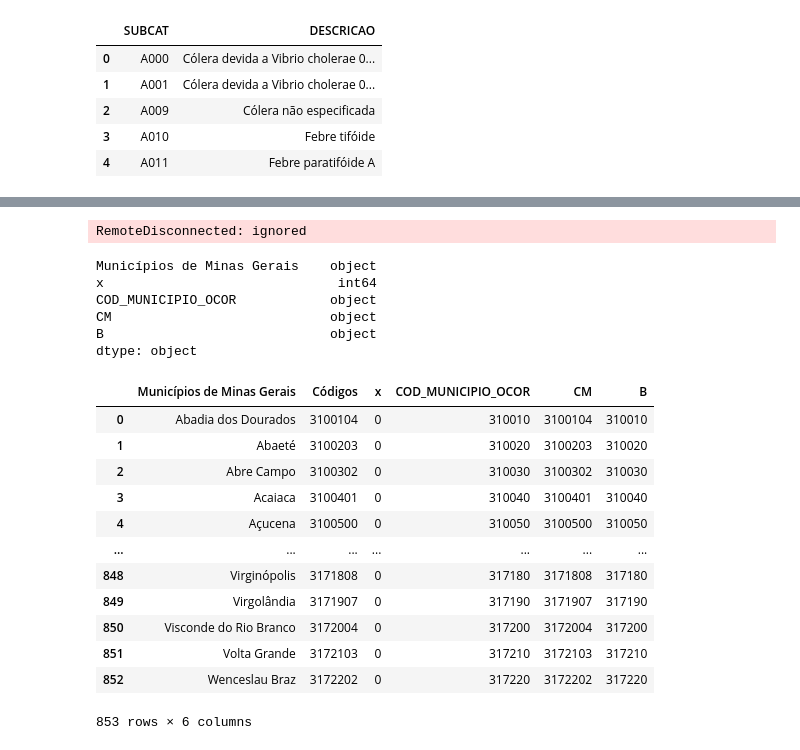
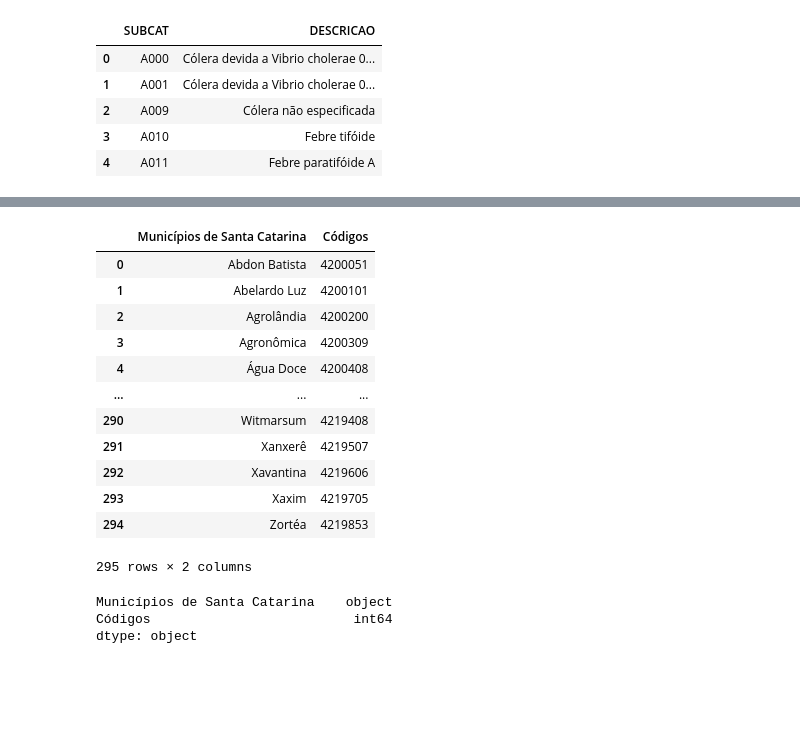
Before and after one commit to drianc/TCC-PUC-MINAS, a Jupyter notebook: TCC_Ciencia_Dados_PUC_Minas.ipynb, the cells around one changed output, grey strips where cells are left out. Cells and saved outputs as stored; diff of their text form; code cells hidden in the pictures; blank space fills up the shorter version.

```diff
--- a/TCC_Ciencia_Dados_PUC_Minas.ipynb
+++ b/TCC_Ciencia_Dados_PUC_Minas.ipynb
@@ -188,35 +226,28 @@ df_cid_alt.head()
 # %%
 #busca a tabelas tabelas do ibge
 df_ibge = pd.read_html('https://www.ibge.gov.br/explica/codigos-dos-municipios.php#MG')
-len(df_ibge)
+
 #buscar apenas Estado de Minas Gerais
-df_ibge_mg = df_ibge[13]
-
+df_ibge_mg = df_ibge[24]
+df_ibge_mg.to_csv('ibge_mg.csv')
 df_ibge_mg
 # %% [output]
+|  | Municípios de Santa Catarina | Códigos |
+| 0 | Abdon Batista | 4200051 |
+| 1 | Abelardo Luz | 4200101 |
+| 2 | Agrolândia | 4200200 |
+| 3 | Agronômica | 4200309 |
+| 4 | Água Doce | 4200408 |
+| ... | ... | ... |
+| 290 | Witmarsum | 4219408 |
+| 291 | Xanxerê | 4219507 |
+| 292 | Xavantina | 4219606 |
+| 293 | Xaxim | 4219705 |
+| 294 | Zortéa | 4219853 |
-RemoteDisconnected: ignored
+295 rows × 2 columns
 # %%
 print(df_ibge_mg.dtypes)
 # %% [output]
-Municípios de Minas Gerais    object
-x                              int64
-COD_MUNICIPIO_OCOR            object
-CM                            object
-B                             object
+Municípios de Santa Catarina    object
+Códigos                          int64
 dtype: object
-# %%
-df_ibge_mg["COD_MUNICIPIO_OCOR"] = df_ibge_mg["Códigos"].str[0:6]
-# %% [output]
-|  | Municípios de Minas Gerais | Códigos | x | COD_MUNICIPIO_OCOR | CM | B |
-| 0 | Abadia dos Dourados | 3100104 | 0 | 310010 | 3100104 | 310010 |
-| 1 | Abaeté | 3100203 | 0 | 310020 | 3100203 | 310020 |
-| 2 | Abre Campo | 3100302 | 0 | 310030 | 3100302 | 310030 |
-| 3 | Acaiaca | 3100401 | 0 | 310040 | 3100401 | 310040 |
-| 4 | Açucena | 3100500 | 0 | 310050 | 3100500 | 310050 |
-| ... | ... | ... | ... | ... | ... | ... |
-| 848 | Virginópolis | 3171808 | 0 | 317180 | 3171808 | 317180 |
-| 849 | Virgolândia | 3171907 | 0 | 317190 | 3171907 | 317190 |
-| 850 | Visconde do Rio Branco | 3172004 | 0 | 317200 | 3172004 | 317200 |
-| 851 | Volta Grande | 3172103 | 0 | 317210 | 3172103 | 317210 |
-| 852 | Wenceslau Braz | 3172202 | 0 | 317220 | 3172202 | 317220 |
-853 rows × 6 columns
```
Also changed, not shown: parts of 13 cells of this notebook.
